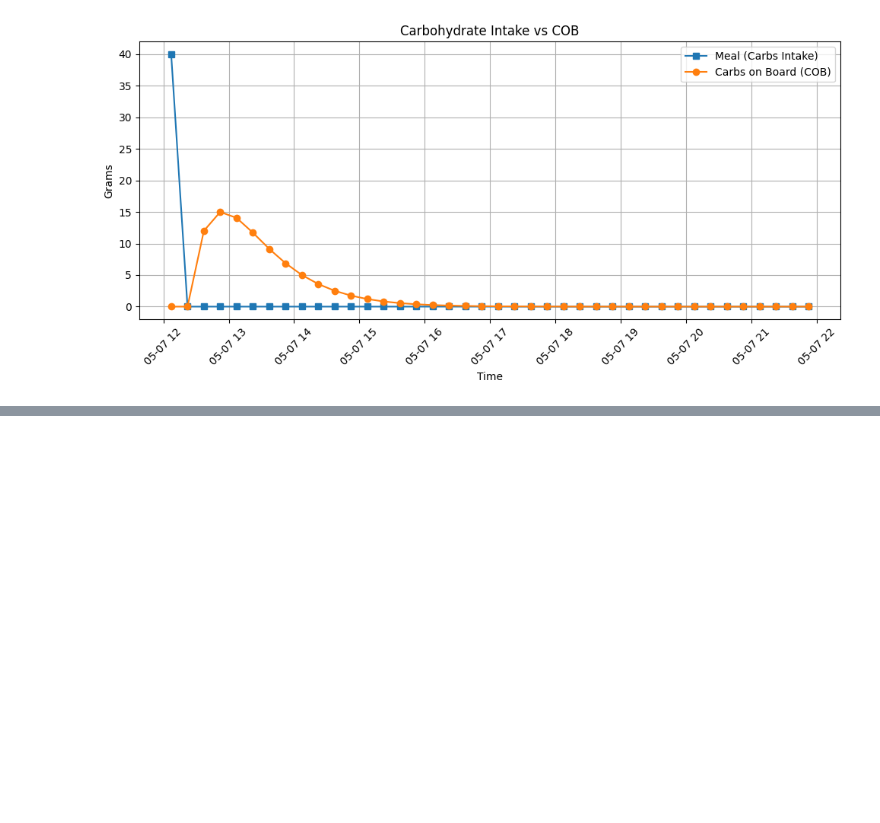
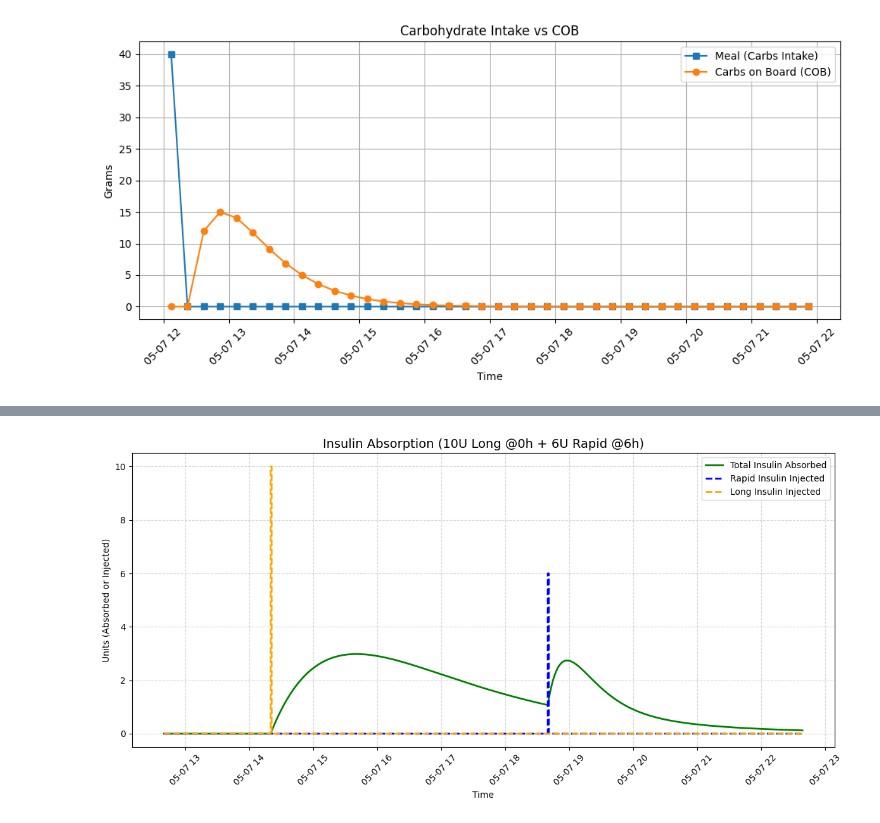
Before and after one commit to emmacscs/FinalProjectThesis, a Jupyter notebook: testings/preprocessing.ipynb, the cells around one changed output, grey strips where cells are left out. Saved outputs shown, nothing was run; the diff lists cells and outputs as text; code cells hidden in the pictures; blank space fills up the shorter version.

```diff
--- a/testings/preprocessing.ipynb
+++ b/testings/preprocessing.ipynb
@@ -1091,0 +1152,55 @@ plt.show()
+# %%
+import numpy as np
+import pandas as pd
+import matplotlib.pyplot as plt
+from datetime import datetime, timedelta
+
+# Time setup
+dt = 1  # 1-minute resolution
+total_minutes = 10 * 60
+steps = total_minutes // dt
+time_range = [datetime.now() + timedelta(minutes=i*dt) for i in range(steps)]
+
+# Injection profile (hardcoded)
+rapid_injection = np.zeros(steps)
+long_injection = np.zeros(steps)
+rapid_injection[360] = 6    # inject 6U rapid at 6h
+long_injection[100] = 10      # inject 10U long at t=0
+
+# 2-compartment absorption model
+def insulin_absorption_model(injection_array, ka1, ka2):
+    Q1 = np.zeros(steps)
+    Q2 = np.zeros(steps)
+    for i in range(1, steps):
+        inj = injection_array[i]
+        dQ1 = (-ka1 * Q1[i-1] + inj) * dt
+        dQ2 = (ka1 * Q1[i-1] - ka2 * Q2[i-1]) * dt
+        Q1[i] = Q1[i-1] + dQ1
+        Q2[i] = Q2[i-1] + dQ2
+    return Q2
+
+# Parameters
+ka1_rapid, ka2_rapid = 0.04, 0.06
+ka1_long, ka2_long = 0.01, 0.015
+
+# Simulate absorption
+rapid_abs = insulin_absorption_model(rapid_injection, ka1_rapid, ka2_rapid)
+long_abs = insulin_absorption_model(long_injection, ka1_long, ka2_long)
+total_abs = rapid_abs + long_abs
+
+# Plot total absorption + injections
+plt.figure(figsize=(12, 6))
+plt.plot(time_range, total_abs, label='Total Insulin Absorbed', color='green', linewidth=2)
+plt.step(time_range, rapid_injection, label='Rapid Insulin Injected', where='post', linestyle='--', color='blue', linewidth=2)
+plt.step(time_range, long_injection, label='Long Insulin Injected', where='post', linestyle='--', color='orange', linewidth=2)
+
+plt.title("Insulin Absorption (10U Long @0h + 6U Rapid @6h)", fontsize=14)
+plt.xlabel("Time")
+plt.ylabel("Units (Absorbed or Injected)")
+plt.xticks(rotation=45)
+plt.grid(True, linestyle='--', alpha=0.5)
+plt.legend()
+plt.tight_layout()
+plt.show()
+# %% [output]
+[figure, added]
```
Also changed, not shown: parts of 2 cells of this notebook.
